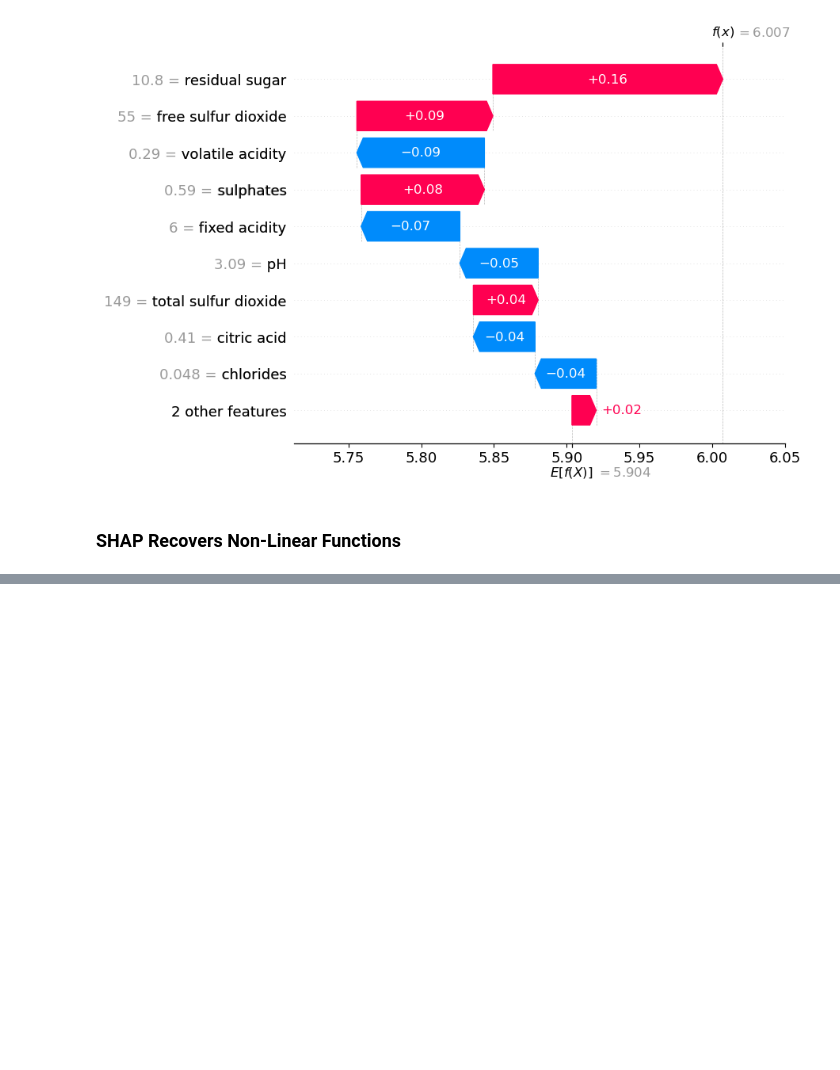
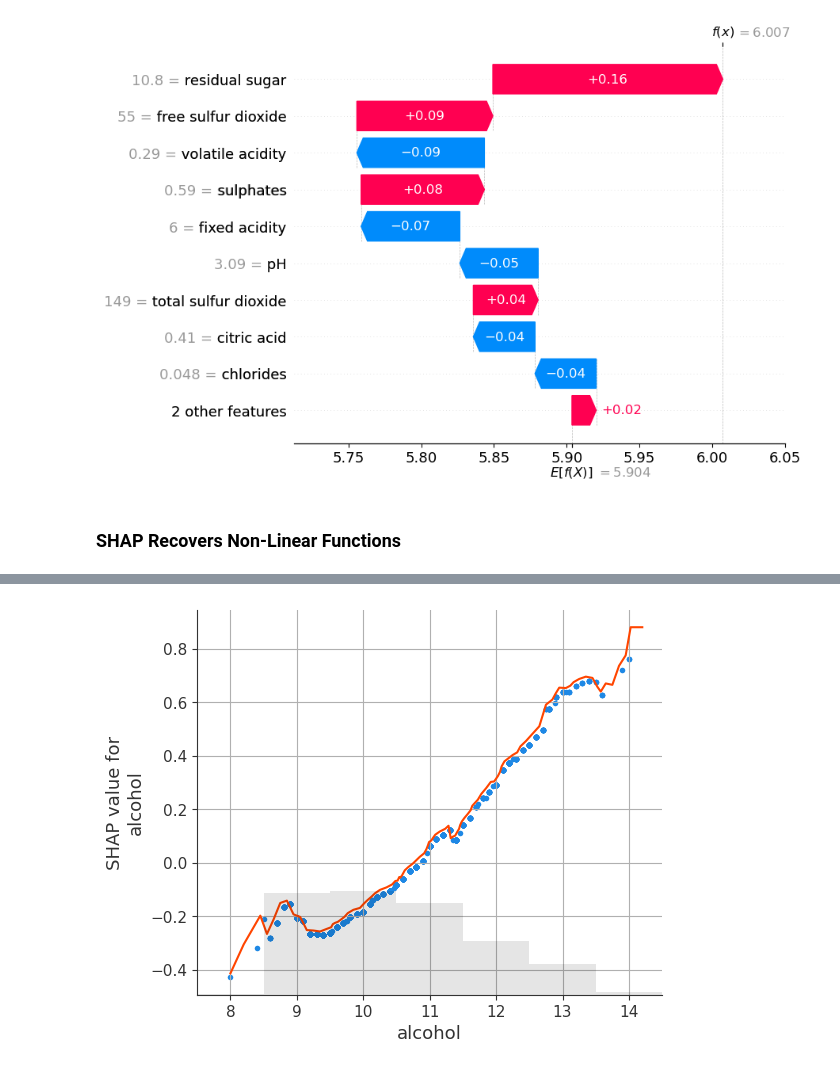
Before and after one commit to joakor89/Interpreting-ML-Models-with-SHAP, a Jupyter notebook: chap_09/VAM.ipynb, the cells around one changed output, grey strips where cells are left out. Saved outputs shown, nothing was run; the diff lists cells and outputs as text; code cells hidden in the pictures; blank space fills up the shorter version.

```diff
--- a/chap_09/VAM.ipynb
+++ b/chap_09/VAM.ipynb
@@ -84,0 +90,17 @@ shap.plots.waterfall(shap_values[0], max_display=10)
+# %%
+shap.plots.scatter(shap_values[:, "alcohol"], show=False)
+
+# 1st Getting Alcohol Index
+idx = model.explain_global().data()['names'].index('alcohol')
+
+# Tree-Base GAM Relevant Data
+explain_data = model.explain_global().data(idx)
+
+x_data = explain_data["names"]
+y_data = explain_data["scores"]
+y_data = np.r_[y_data, y_data[np.newaxis, -1]]
+plt.plot(x_data, y_data, color='orangered')
+plt.grid()
+plt.show()
+# %% [output]
+[figure, added]
```
Also changed, not shown: parts of 3 cells of this notebook.
